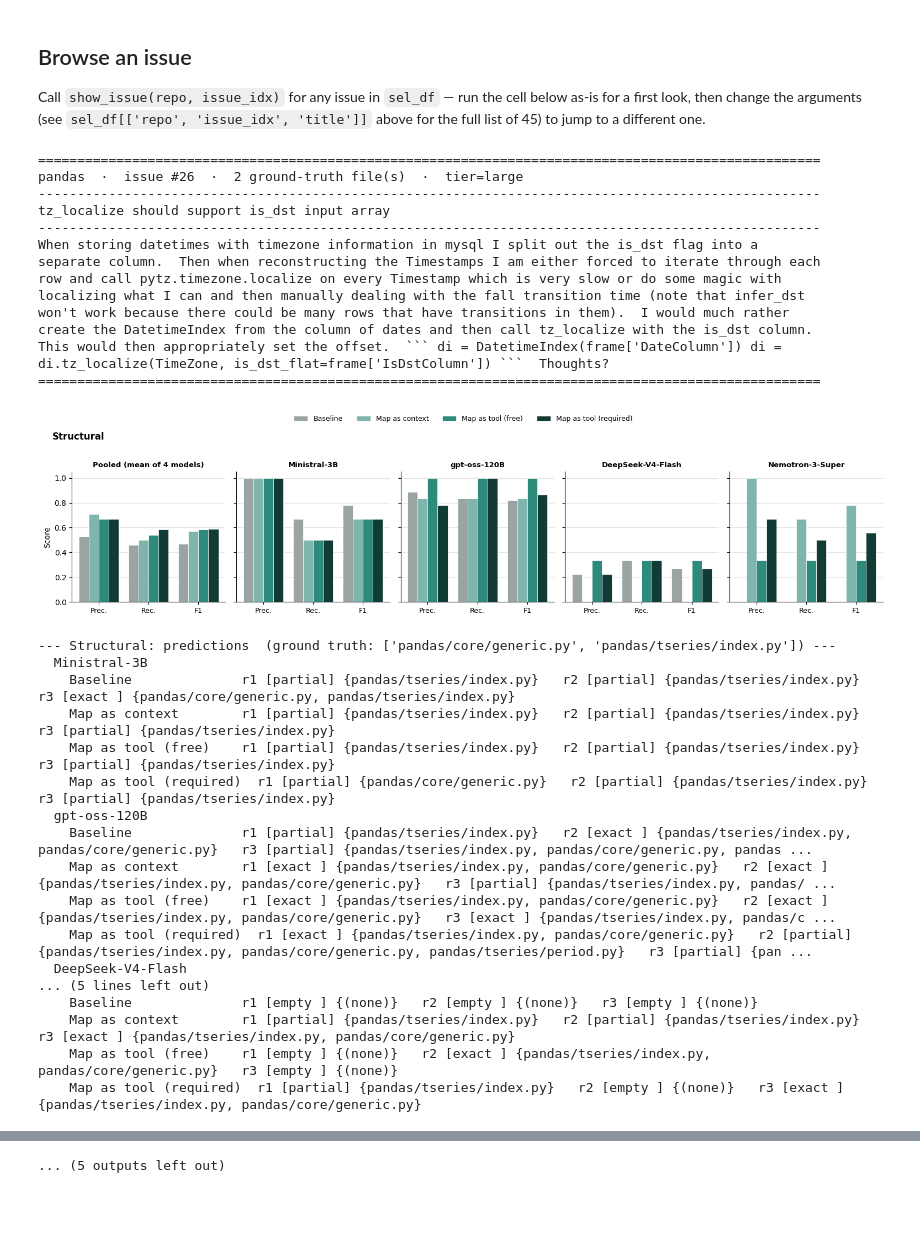
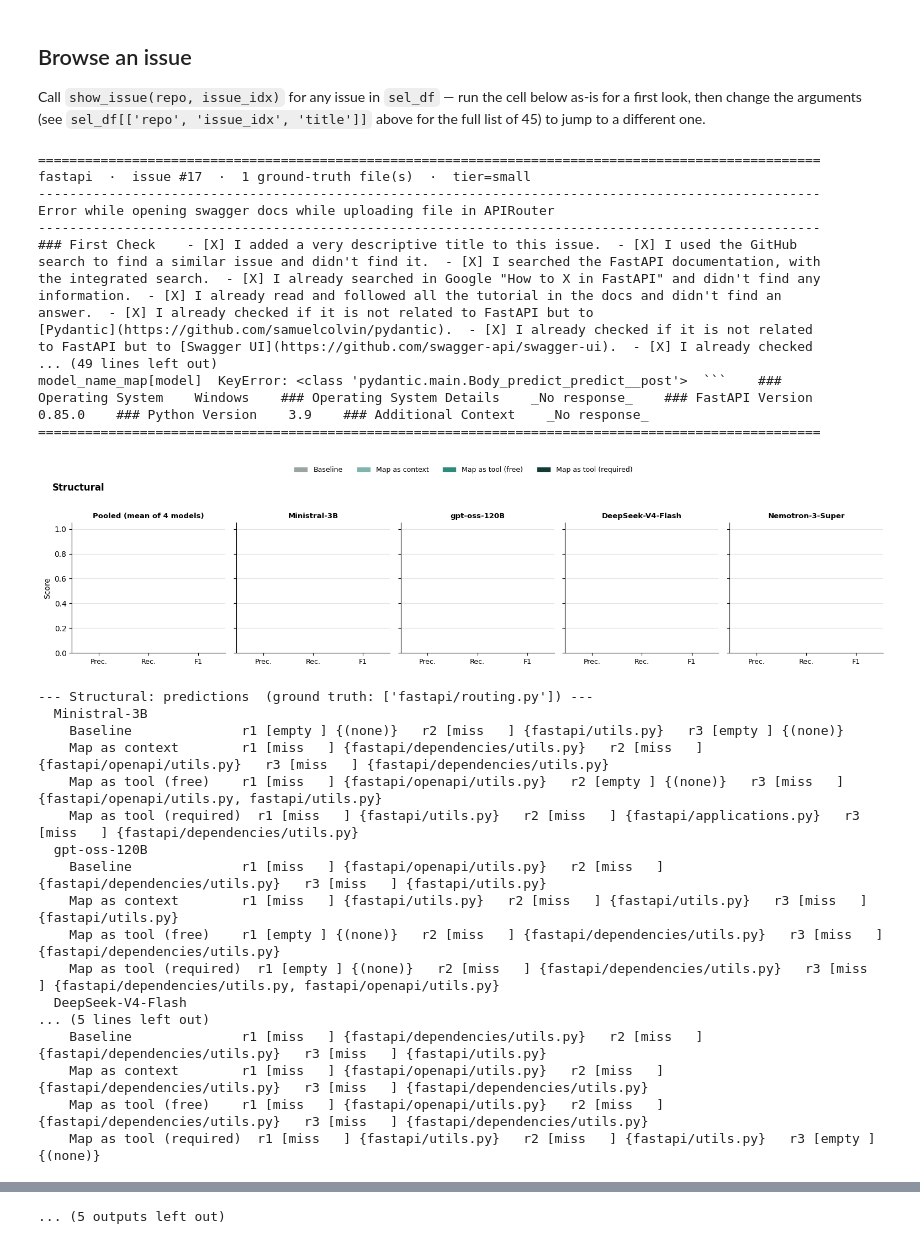
Before and after one commit to alyssablachez/msc-codebase-maps, a Jupyter notebook: notebooks/study_comparison_by_map_type.ipynb, the cells around one changed output, grey strips where cells are left out. Cells and saved outputs as stored; diff of their text form; code cells hidden in the pictures; blank space fills up the shorter version.

````diff
--- a/notebooks/study_comparison_by_map_type.ipynb
+++ b/notebooks/study_comparison_by_map_type.ipynb
@@ -806,37 +811,40 @@ plot_trajectories('pandas', 26, 'Structural', align_y_per_model=True, fixed_x_ax
 
 Call `show_issue(repo, issue_idx)` for any issue in `sel_df` — run the cell below as-is for a first look, then change the arguments (see `sel_df[['repo', 'issue_idx', 'title']]` above for the full list of 45) to jump to a different one.
 # %%
-show_issue('pandas', 26)
+show_issue('fastapi', 17)
 # %% [output]
 ====================================================================================================
-pandas  ·  issue #26  ·  2 ground-truth file(s)  ·  tier=large
+fastapi  ·  issue #17  ·  1 ground-truth file(s)  ·  tier=small
 ----------------------------------------------------------------------------------------------------
-tz_localize should support is_dst input array
+Error while opening swagger docs while uploading file in APIRouter
 ----------------------------------------------------------------------------------------------------
-When storing datetimes with timezone information in mysql I split out the is_dst flag into a
-separate column.  Then when reconstructing the Timestamps I am either forced to iterate through each
-row and call pytz.timezone.localize on every Timestamp which is very slow or do some magic with
-localizing what I can and then manually dealing with the fall transition time (note that infer_dst
-won't work because there could be many rows that have transitions in them).  I would much rather
-create the DatetimeIndex from the column of dates and then call tz_localize with the is_dst column.
-This would then appropriately set the offset.  ``` di = DatetimeIndex(frame['DateColumn']) di =
-di.tz_localize(TimeZone, is_dst_flat=frame['IsDstColumn']) ```  Thoughts?
+### First Check    - [X] I added a very descriptive title to this issue.  - [X] I used the GitHub
+search to find a similar issue and didn't find it.  - [X] I searched the FastAPI documentation, with
+the integrated search.  - [X] I already searched in Google "How to X in FastAPI" and didn't find any
+information.  - [X] I already read and followed all the tutorial in the docs and didn't find an
+answer.  - [X] I already checked if it is not related to FastAPI but to
+[Pydantic](https://github.com/samuelcolvin/pydantic).  - [X] I already checked if it is not related
+to FastAPI but to [Swagger UI](https://github.com/swagger-api/swagger-ui).  - [X] I already checked
+... (49 lines left out)
+model_name_map[model]  KeyError: <class 'pydantic.main.Body_predict_predict__post'>  ```    ###
+Operating System    Windows    ### Operating System Details    _No response_    ### FastAPI Version
+0.85.0    ### Python Version    3.9    ### Additional Context    _No response_
 ====================================================================================================
-[figure, old version]
+[figure, new version]
---- Structural: predictions  (ground truth: ['pandas/core/generic.py', 'pandas/tseries/index.py']) ---
+--- Structural: predictions  (ground truth: ['fastapi/routing.py']) ---
   Ministral-3B
-    Baseline              r1 [partial] {pandas/tseries/index.py}   r2 [partial] {pandas/tseries/index.py}   r3 [exact ] {pandas/core/generic.py, pandas/tseries/index.py}
-    Map as context        r1 [partial] {pandas/tseries/index.py}   r2 [partial] {pandas/tseries/index.py}   r3 [partial] {pandas/tseries/index.py}
-    Map as tool (free)    r1 [partial] {pandas/tseries/index.py}   r2 [partial] {pandas/tseries/index.py}   r3 [partial] {pandas/tseries/index.py}
-    Map as tool (required)  r1 [partial] {pandas/core/generic.py}   r2 [partial] {pandas/tseries/index.py}   r3 [partial] {pandas/tseries/index.py}
+    Baseline              r1 [empty ] {(none)}   r2 [miss   ] {fastapi/utils.py}   r3 [empty ] {(none)}
+    Map as context        r1 [miss   ] {fastapi/dependencies/utils.py}   r2 [miss   ] {fastapi/openapi/utils.py}   r3 [miss   ] {fastapi/dependencies/utils.py}
+    Map as tool (free)    r1 [miss   ] {fastapi/openapi/utils.py}   r2 [empty ] {(none)}   r3 [miss   ] {fastapi/openapi/utils.py, fastapi/utils.py}
+    Map as tool (required)  r1 [miss   ] {fastapi/utils.py}   r2 [miss   ] {fastapi/applications.py}   r3 [miss   ] {fastapi/dependencies/utils.py}
   gpt-oss-120B
-    Baseline              r1 [partial] {pandas/tseries/index.py}   r2 [exact ] {pandas/tseries/index.py, pandas/core/generic.py}   r3 [partial] {pandas/tseries/index.py, pandas/core/generic.py, pandas ...
-    Map as context        r1 [exact ] {pandas/tseries/index.py, pandas/core/generic.py}   r2 [exact ] {pandas/tseries/index.py, pandas/core/generic.py}   r3 [partial] {pandas/tseries/index.py, pandas/ ...
-    Map as tool (free)    r1 [exact ] {pandas/tseries/index.py, pandas/core/generic.py}   r2 [exact ] {pandas/tseries/index.py, pandas/core/generic.py}   r3 [exact ] {pandas/tseries/index.py, pandas/c ...
-    Map as tool (required)  r1 [exact ] {pandas/tseries/index.py, pandas/core/generic.py}   r2 [partial] {pandas/tseries/index.py, pandas/core/generic.py, pandas/tseries/period.py}   r3 [partial] {pan ...
+    Baseline              r1 [miss   ] {fastapi/openapi/utils.py}   r2 [miss   ] {fastapi/dependencies/utils.py}   r3 [miss   ] {fastapi/utils.py}
+    Map as context        r1 [miss   ] {fastapi/utils.py}   r2 [miss   ] {fastapi/utils.py}   r3 [miss   ] {fastapi/utils.py}
+    Map as tool (free)    r1 [empty ] {(none)}   r2 [miss   ] {fastapi/dependencies/utils.py}   r3 [miss   ] {fastapi/dependencies/utils.py}
+    Map as tool (required)  r1 [empty ] {(none)}   r2 [miss   ] {fastapi/dependencies/utils.py}   r3 [miss   ] {fastapi/dependencies/utils.py, fastapi/openapi/utils.py}
   DeepSeek-V4-Flash
 ... (5 lines left out)
-    Baseline              r1 [empty ] {(none)}   r2 [empty ] {(none)}   r3 [empty ] {(none)}
-    Map as context        r1 [partial] {pandas/tseries/index.py}   r2 [partial] {pandas/tseries/index.py}   r3 [exact ] {pandas/tseries/index.py, pandas/core/generic.py}
-    Map as tool (free)    r1 [empty ] {(none)}   r2 [exact ] {pandas/tseries/index.py, pandas/core/generic.py}   r3 [empty ] {(none)}
-    Map as tool (required)  r1 [partial] {pandas/tseries/index.py}   r2 [empty ] {(none)}   r3 [exact ] {pandas/tseries/index.py, pandas/core/generic.py}
+    Baseline              r1 [miss   ] {fastapi/dependencies/utils.py}   r2 [miss   ] {fastapi/dependencies/utils.py}   r3 [miss   ] {fastapi/utils.py}
+    Map as context        r1 [miss   ] {fastapi/openapi/utils.py}   r2 [miss   ] {fastapi/dependencies/utils.py}   r3 [miss   ] {fastapi/dependencies/utils.py}
+    Map as tool (free)    r1 [miss   ] {fastapi/openapi/utils.py}   r2 [miss   ] {fastapi/dependencies/utils.py}   r3 [miss   ] {fastapi/dependencies/utils.py}
+    Map as tool (required)  r1 [miss   ] {fastapi/utils.py}   r2 [miss   ] {fastapi/utils.py}   r3 [empty ] {(none)}
````
Also changed, not shown: parts of 4 cells of this notebook, 1 other file.
